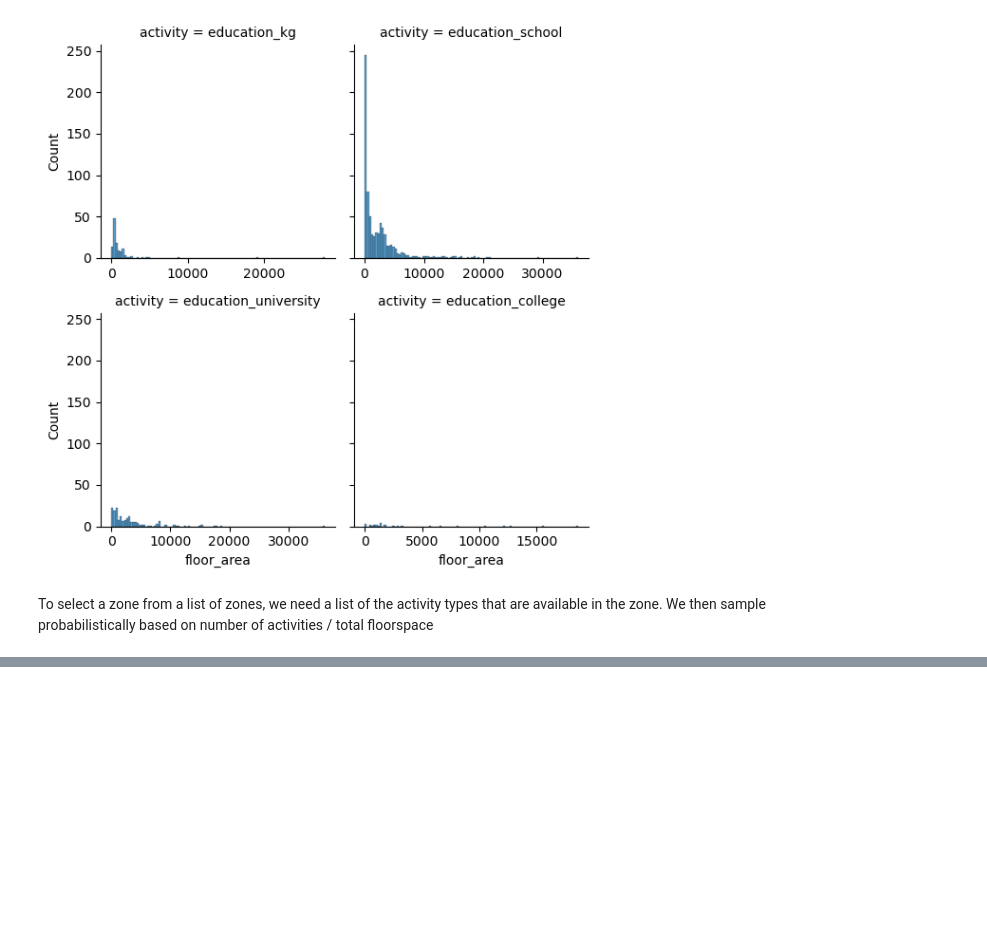
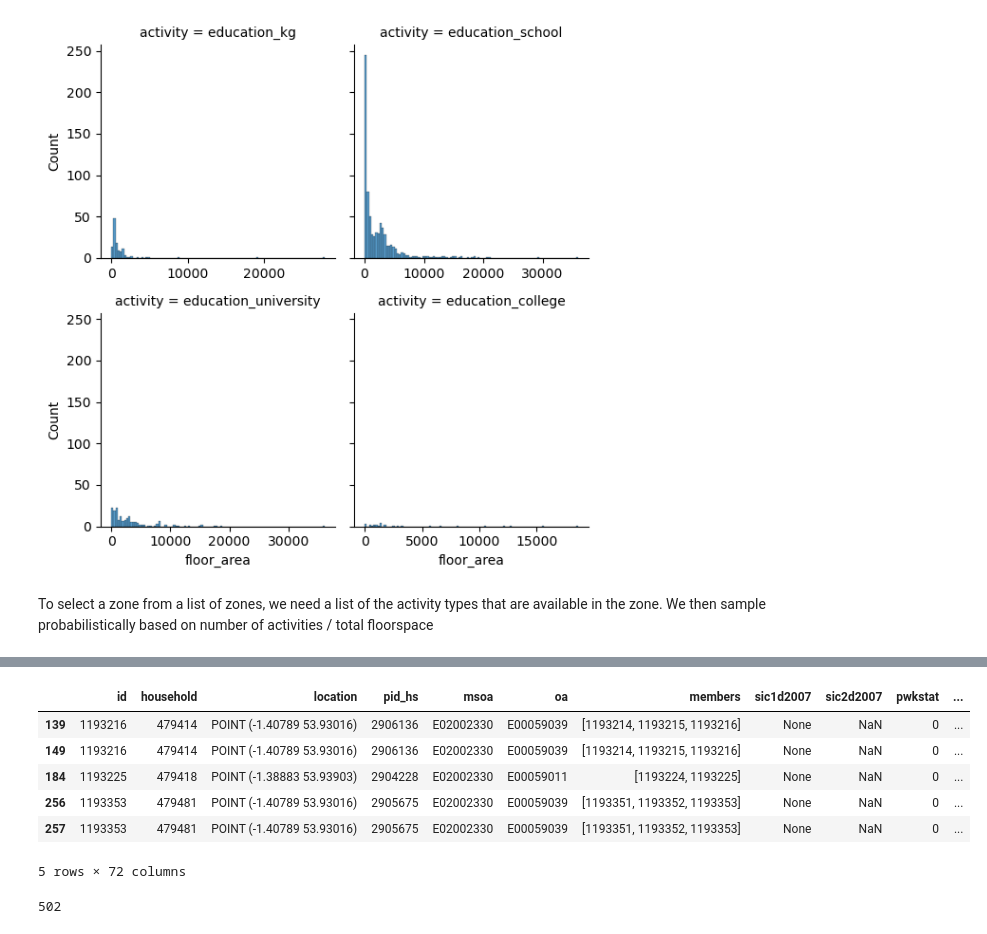
Before and after one commit to Urban-Analytics-Technology-Platform/acbm, a Jupyter notebook: notebooks/3_locations_primary.ipynb, the cells around one changed output, grey strips where cells are left out. Cells and saved outputs as stored; diff of their text form; code cells hidden in the pictures; blank space fills up the shorter version.

```diff
--- a/notebooks/3_locations_primary.ipynb
+++ b/notebooks/3_locations_primary.ipynb
@@ -771,0 +574,10 @@ activity_chains_edu['chosen_zone'] = activity_chains_edu.index.to_series().apply
+# %%
+activity_chains_edu.head(5)
+# %% [output]
+|  | id | household | location | pid_hs | msoa | oa | members | sic1d2007 | sic2d2007 | pwkstat | ... |
+| 139 | 1193216 | 479414 | POINT (-1.40789 53.93016) | 2906136 | E02002330 | E00059039 | [1193214, 1193215, 1193216] | None | NaN | 0 | ... |
+| 149 | 1193216 | 479414 | POINT (-1.40789 53.93016) | 2906136 | E02002330 | E00059039 | [1193214, 1193215, 1193216] | None | NaN | 0 | ... |
+| 184 | 1193225 | 479418 | POINT (-1.38883 53.93903) | 2904228 | E02002330 | E00059011 | [1193224, 1193225] | None | NaN | 0 | ... |
+| 256 | 1193353 | 479481 | POINT (-1.40789 53.93016) | 2905675 | E02002330 | E00059039 | [1193351, 1193352, 1193353] | None | NaN | 0 | ... |
+| 257 | 1193353 | 479481 | POINT (-1.40789 53.93016) | 2905675 | E02002330 | E00059039 | [1193351, 1193352, 1193353] | None | NaN | 0 | ... |
+5 rows × 72 columns
@@ -771,0 +658,5 @@ activity_chains_edu['chosen_zone'] = activity_chains_edu.index.to_series().apply
+# %%
+# get number of rows in activity_chains_edu where dzone is NA
+activity_chains_edu[activity_chains_edu['dzone'] == 'NA'].shape[0]
+# %% [output]
+502
```
Also changed, not shown: parts of 52 cells of this notebook.
